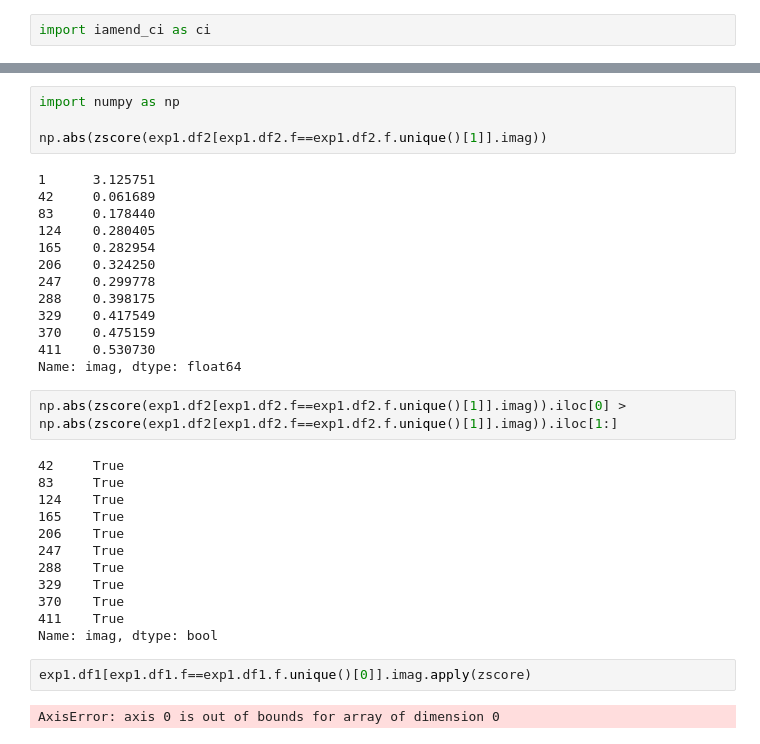
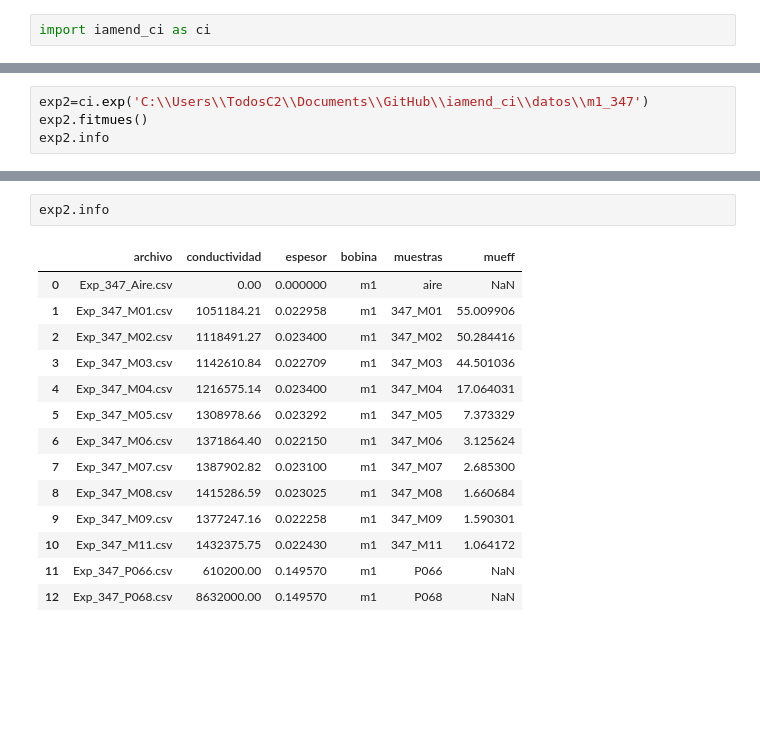
Before and after one commit to carabedo/iamend_test, a Jupyter notebook: test iamend 23.ipynb, the cells around one changed output, grey strips where cells are left out. Saved outputs shown, nothing was run; the diff lists cells and outputs as text; blank space fills up the shorter version.

```diff
--- a/test iamend 23.ipynb
+++ b/test iamend 23.ipynb
@@ -10,0 +45,4 @@ exp1=ci.exp('C:\\Users\\TodosC2\\Documents\\GitHub\\iamend_ci\\datos\\pp1_304')
+# %%
+exp2=ci.exp('C:\\Users\\TodosC2\\Documents\\GitHub\\iamend_ci\\datos\\m1_347')
+exp2.fitmues()
+exp2.info
@@ -244,35 +110,17 @@ for dataframe in exp1.data:
-# %%
-import numpy as np
-
-np.abs(zscore(exp1.df2[exp1.df2.f==exp1.df2.f.unique()[1]].imag))
-# %% [output]
-1      3.125751
-42     0.061689
-83     0.178440
-124    0.280405
-165    0.282954
-206    0.324250
-247    0.299778
-288    0.398175
-329    0.417549
-370    0.475159
-411    0.530730
-Name: imag, dtype: float64
-# %%
-np.abs(zscore(exp1.df2[exp1.df2.f==exp1.df2.f.unique()[1]].imag)).iloc[0] > np.abs(zscore(exp1.df2[exp1.df2.f==exp1.df2.f.unique()[1]].imag)).iloc[1:]
-# %% [output]
-42     True
-83     True
-124    True
-165    True
-206    True
-247    True
-288    True
-329    True
-370    True
-411    True
-Name: imag, dtype: bool
-# %%
-exp1.df1[exp1.df1.f==exp1.df1.f.unique()[0]].imag.apply(zscore)
-# %% [output]
-AxisError: axis 0 is out of bounds for array of dimension 0
+# %%
+exp2.info
+# %% [output]
+|  | archivo | conductividad | espesor | bobina | muestras | mueff |
+| 0 | Exp_347_Aire.csv | 0.00 | 0.000000 | m1 | aire | NaN |
+| 1 | Exp_347_M01.csv | 1051184.21 | 0.022958 | m1 | 347_M01 | 55.009906 |
+| 2 | Exp_347_M02.csv | 1118491.27 | 0.023400 | m1 | 347_M02 | 50.284416 |
+| 3 | Exp_347_M03.csv | 1142610.84 | 0.022709 | m1 | 347_M03 | 44.501036 |
+| 4 | Exp_347_M04.csv | 1216575.14 | 0.023400 | m1 | 347_M04 | 17.064031 |
+| 5 | Exp_347_M05.csv | 1308978.66 | 0.023292 | m1 | 347_M05 | 7.373329 |
+| 6 | Exp_347_M06.csv | 1371864.40 | 0.022150 | m1 | 347_M06 | 3.125624 |
+| 7 | Exp_347_M07.csv | 1387902.82 | 0.023100 | m1 | 347_M07 | 2.685300 |
+| 8 | Exp_347_M08.csv | 1415286.59 | 0.023025 | m1 | 347_M08 | 1.660684 |
+| 9 | Exp_347_M09.csv | 1377247.16 | 0.022258 | m1 | 347_M09 | 1.590301 |
+| 10 | Exp_347_M11.csv | 1432375.75 | 0.022430 | m1 | 347_M11 | 1.064172 |
+| 11 | Exp_347_P066.csv | 610200.00 | 0.149570 | m1 | P066 | NaN |
+| 12 | Exp_347_P068.csv | 8632000.00 | 0.149570 | m1 | P068 | NaN |
```
Also changed, not shown: parts of 45 cells of this notebook, 15 other files.
